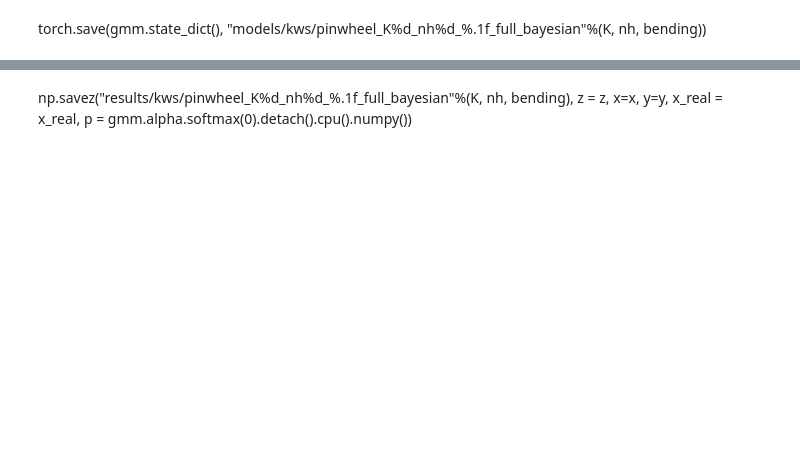
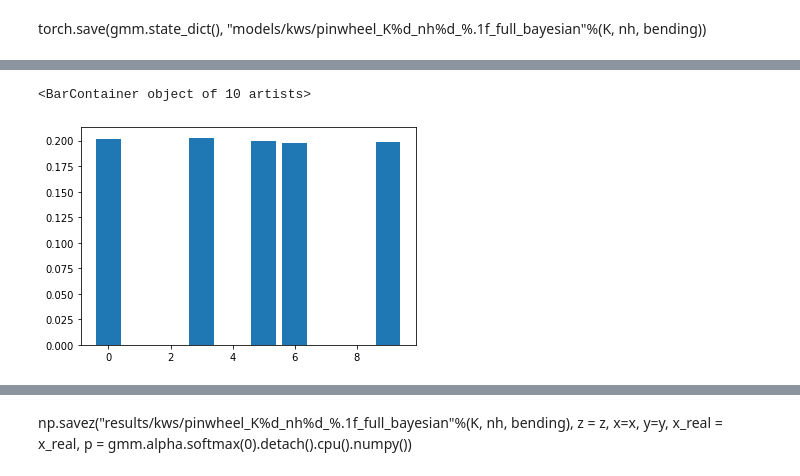
Before and after one commit to kevin-w-li/al-ws, a Jupyter notebook: Pinwheel.ipynb, the cells around one changed output, grey strips where cells are left out. Saved outputs shown, nothing was run; the diff lists cells and outputs as text; code cells hidden in the pictures; blank space fills up the shorter version.

```diff
--- a/Pinwheel.ipynb
+++ b/Pinwheel.ipynb
@@ -221,3 +221,8 @@ for i in range(nplot):
+# %%
+plt.bar(range(10),gmm.alpha.softmax(0).detach().cpu().numpy())
+# %% [output]
+<BarContainer object of 10 artists>
+[figure, added]
 # %%
 plt.bar(range(10),gmm.alpha.softmax(0).detach().cpu().numpy())
 # %% [output]
```
Also changed, not shown: parts of 8 cells of this notebook, 26 other files.
